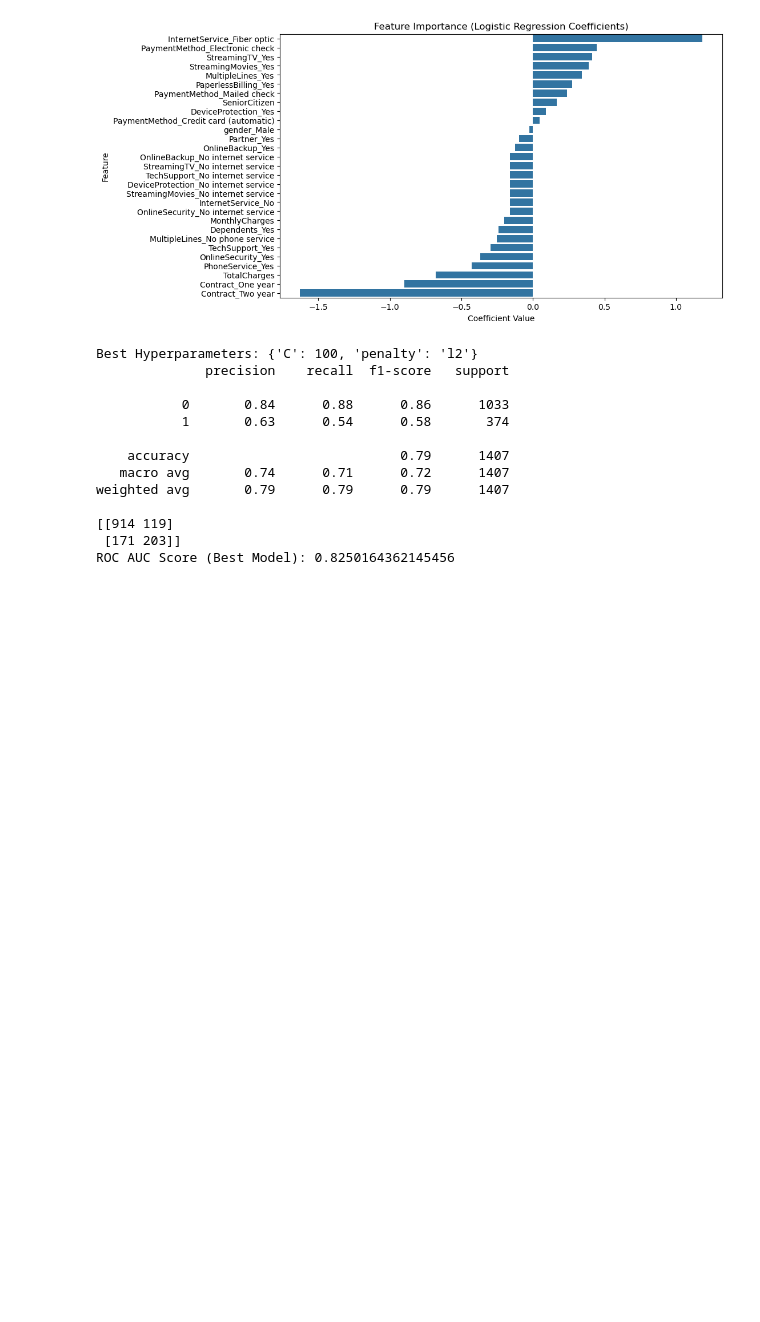
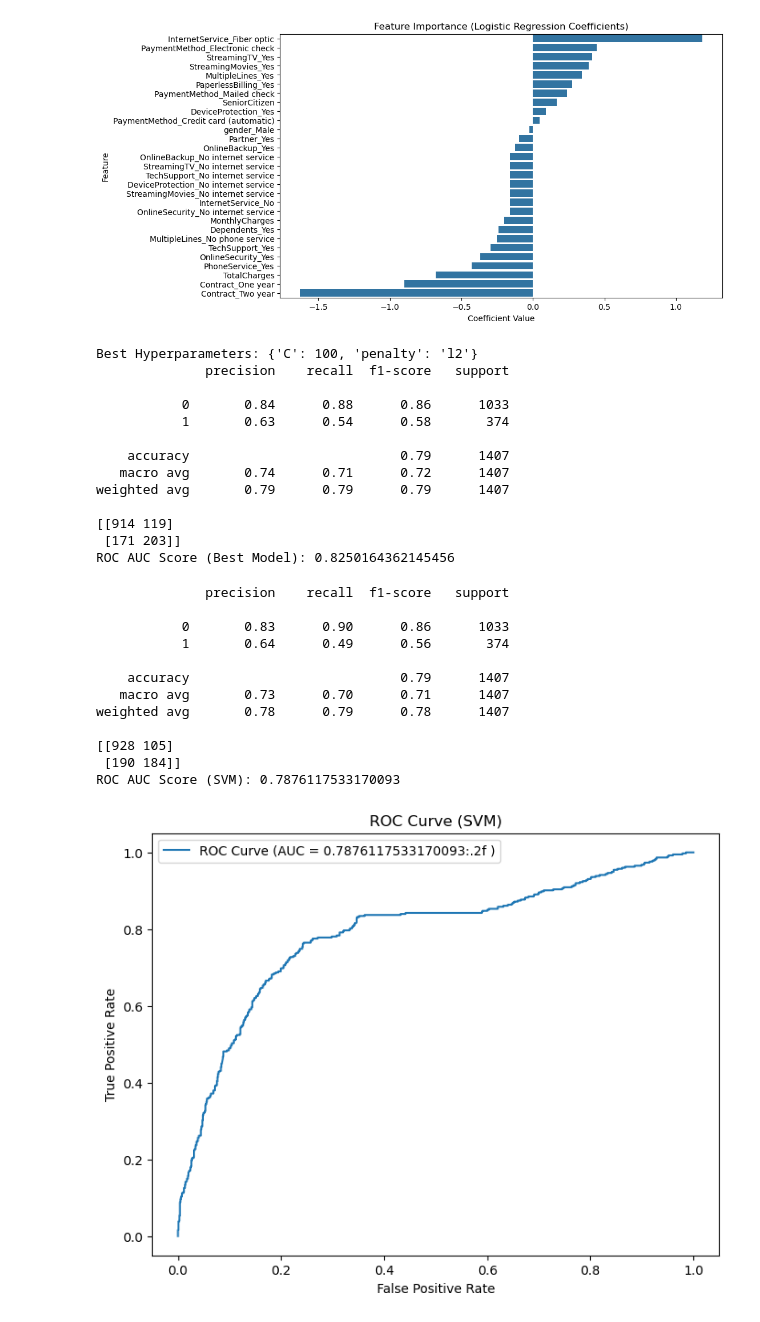
Before and after one commit to jibi2n/Machine-Learning-Practices, a Jupyter notebook: Telco Customer Churn/a.ipynb, the cells around one changed output. Cells and saved outputs as stored; diff of their text form; code cells hidden in the pictures; blank space fills up the shorter version.

```diff
--- a/Telco Customer Churn/a.ipynb
+++ b/Telco Customer Churn/a.ipynb
@@ -281,4 +283,40 @@ weighted avg       0.79      0.79      0.79      1407
  [171 203]]
 ROC AUC Score (Best Model): 0.8250164362145456
 # %%
-#SVM....
+#Model for Support Vector Machine (SVM)
+
+#B.1 Support Vector Machine - Training
+from sklearn.svm import SVC
+svm_model = SVC(kernel='rbf', probability=True)
+svm_model.fit(X_train, y_train)
+y_pred_svm = svm_model.predict(X_test)
+
+#B.2 Support Vector Machine - Evaluation
+print(classification_report(y_test, y_pred_svm))
+print(confusion_matrix(y_test, y_pred_svm))
+y_prob_svm = svm_model.predict_proba(X_test)[:,1]
+print(f'ROC AUC Score (SVM): {roc_auc_score(y_test, y_prob_svm)}')
+fpr_svm, tpr_svm, thresholds_svm = roc_curve(y_test, y_prob_svm)
+
+#Plotting the ROC Curve
+plt.figure(figsize=(8,6))
+plt.plot(fpr_svm, tpr_svm, label=f'ROC Curve (AUC = {roc_auc_score(y_test, y_prob_svm)}:.2f )')
+plt.xlabel('False Positive Rate')
+plt.ylabel('True Positive Rate')
+plt.title('ROC Curve (SVM)')
+plt.legend()
+plt.show()
+# %% [output]
+              precision    recall  f1-score   support
+
+           0       0.83      0.90      0.86      1033
+           1       0.64      0.49      0.56       374
+
+    accuracy                           0.79      1407
+   macro avg       0.73      0.70      0.71      1407
+weighted avg       0.78      0.79      0.78      1407
+
+[[928 105]
+ [190 184]]
+ROC AUC Score (SVM): 0.7876117533170093
+[figure, added]
```
Also changed, not shown: parts of 2 cells of this notebook.
